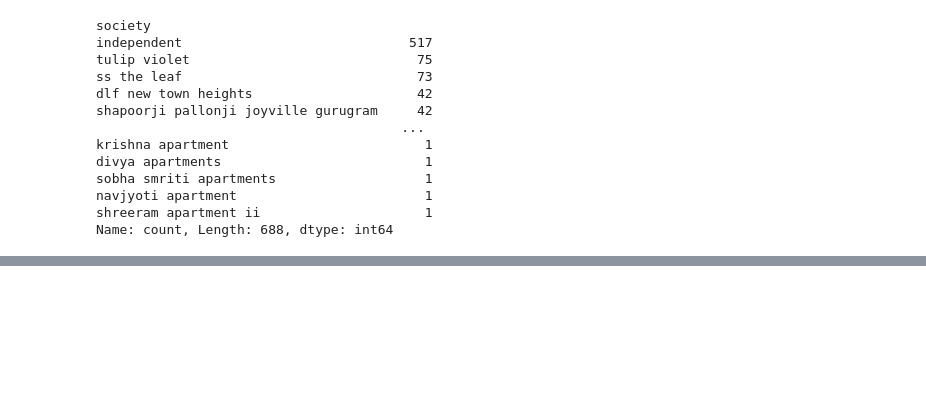
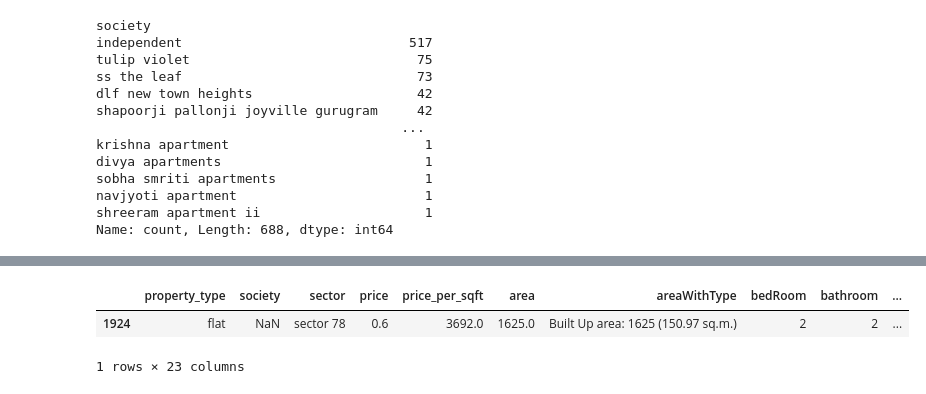
Before and after one commit to Apurba1903/Machine_Learning_Based_Real_Estate_System, a Jupyter notebook: EDA/univariate-analysis.ipynb, the cells around one changed output, grey strips where cells are left out. Cells and saved outputs as stored; diff of their text form; code cells hidden in the pictures; blank space fills up the shorter version.

```diff
--- a/EDA/univariate-analysis.ipynb
+++ b/EDA/univariate-analysis.ipynb
@@ -86,0 +132,6 @@ Name: count, Length: 688, dtype: int64
+# %%
+df[df['society'].isnull()]
+# %% [output]
+|  | property_type | society | sector | price | price_per_sqft | area | areaWithType | bedRoom | bathroom | ... |
+| 1924 | flat | NaN | sector 78 | 0.6 | 3692.0 | 1625.0 | Built Up area: 1625 (150.97 sq.m.) | 2 | 2 | ... |
+1 rows × 23 columns
```
Also changed, not shown: parts of 6 cells of this notebook.
